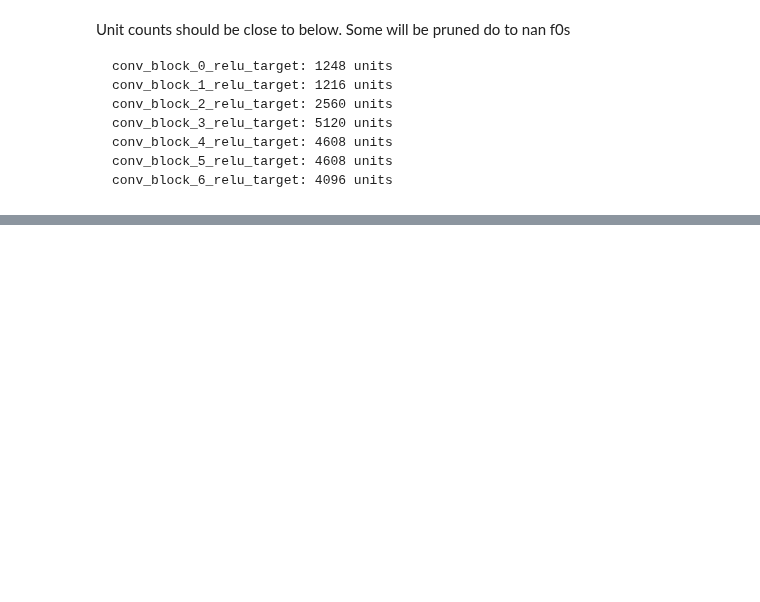
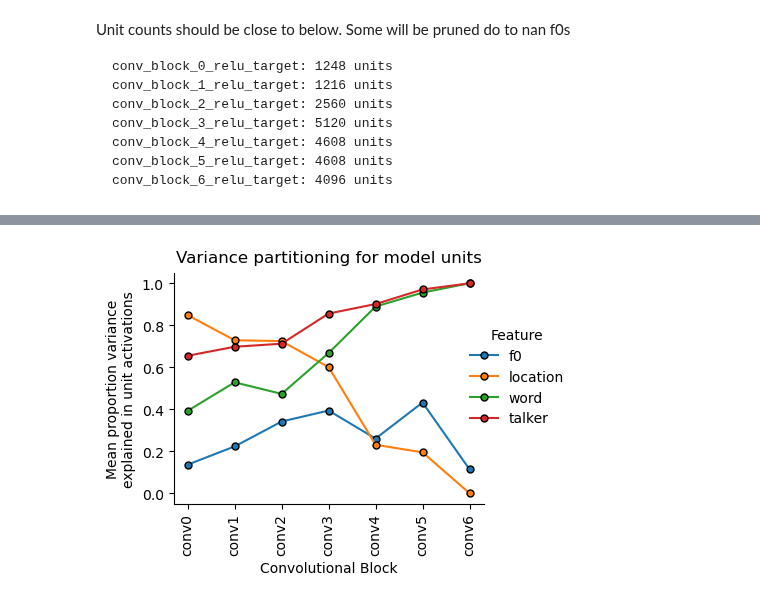
Before and after one commit to mcdermottLab/auditory_attention, a Jupyter notebook: notebooks/Unit_Tuning/final_unit_tuning_v10_anova_jsin_stim.ipynb, the cells around one changed output, grey strips where cells are left out. Cells and saved outputs as stored; diff of their text form; code cells hidden in the pictures; blank space fills up the shorter version.

```diff
--- a/notebooks/Unit_Tuning/final_unit_tuning_v10_anova_jsin_stim.ipynb
+++ b/notebooks/Unit_Tuning/final_unit_tuning_v10_anova_jsin_stim.ipynb
@@ -222,3 +216,53 @@ plt.subplots_adjust(wspace=0.3)
+# %%
+## get info for lineplot
+fig, ax = plt.subplots(figsize=(4,3))
+
+var_thresh = 0.1
+
+
+for ix, feature in enumerate(['f0', 'location', 'word', 'talker']):
+    prop_units_w_var_exp = np.zeros(len(results_dict))
+    # std_var_exp = np.zeros(len(results_dict))
+    for layer, data in results_dict.items():
+        # print(layer)
+        layer_ix = int(layer.split("_")[-1])
+        n = data['prop_var_exp'].shape[0]
+        prop_units_w_var_exp[layer_ix] = (data['prop_var_exp'][:,ix] > var_thresh).mean()
+        # std_var_exp[layer_ix] = 2 *  np.nanstd(data['prop_var_exp'][:,ix]) / np.sqrt(n)
+
+    ax.plot(
+        np.arange(len(results_dict)),
+        prop_units_w_var_exp,
+        label=feature,
+        color=f"C{ix}",
+        marker='o',
+        markersize=5,
+        markeredgecolor='k',
+        markeredgewidth=1,
+        )
+    # ax.fill_between(
+    #     np.arange(len(results_dict)),
+    #     prop_units_w_var_exp+std_var_exp,
+    #     prop_units_w_var_exp-std_var_exp,
+    #     color=f"C{ix}",
+    #     alpha=0.2,
+    #     )
+
+ax.set_ylabel(f'Mean proportion variance\nexplained in unit activations')
+# plt.xlabel('Convolutional Block')
+xtick_labels = [f"conv{i}" for i in range(len(results_dict))]
+ax.set_title(f"Variance partitioning for model units", y=1.01)
+ax.legend(title='Feature', frameon=False, ncol=1, loc='center right', bbox_to_anchor=(1.3, 0.55))
+
+ax.set_xticks(np.arange(len(results_dict)))
+ax.set_xticklabels(xtick_labels, rotation=90)
+ax.set_xlabel('Convolutional Block')
+ax.spines['top'].set_visible(False)
+ax.spines['right'].set_visible(False)
+# ax.set_ylim(0, 0.6)
+plt.subplots_adjust(wspace=0.3)
+# %% [output]
+[figure, added]
 # %%
 ## get info for lineplot
 fig, ax = plt.subplots(1,2, figsize=(8,3))
```
Also changed, not shown: parts of 3 cells of this notebook.
